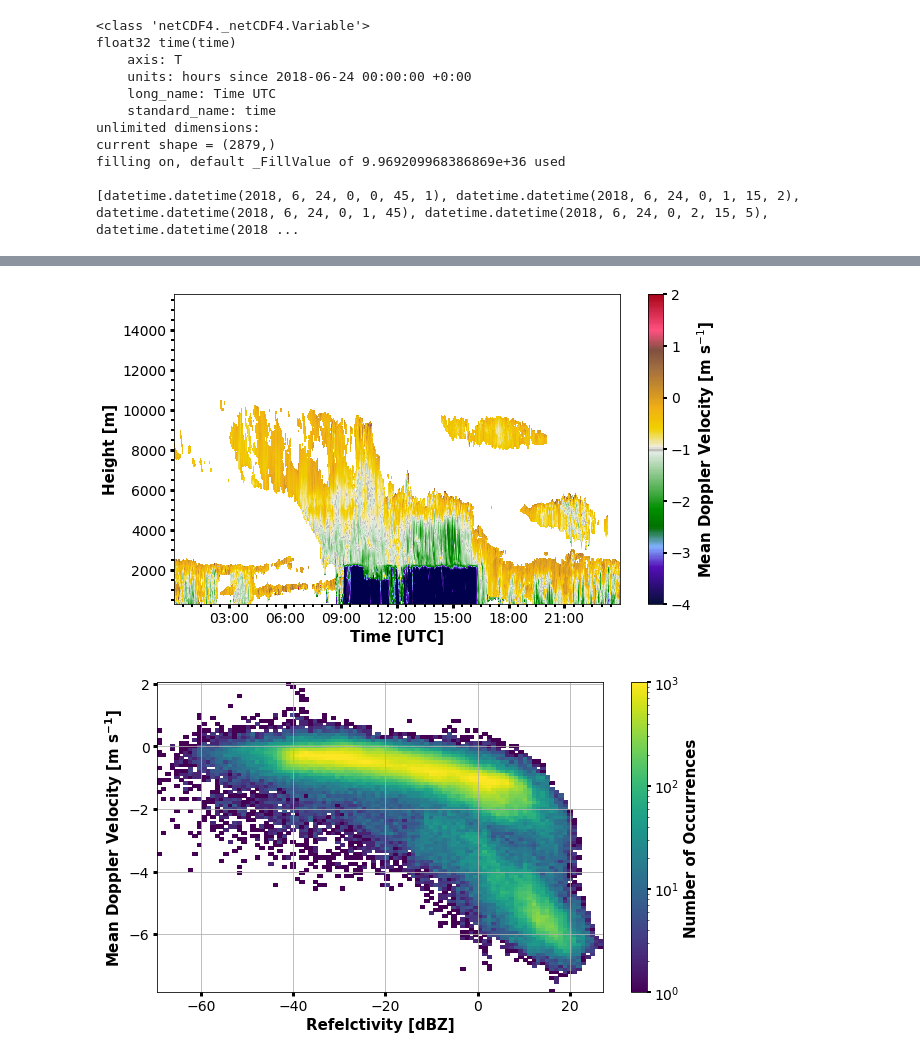
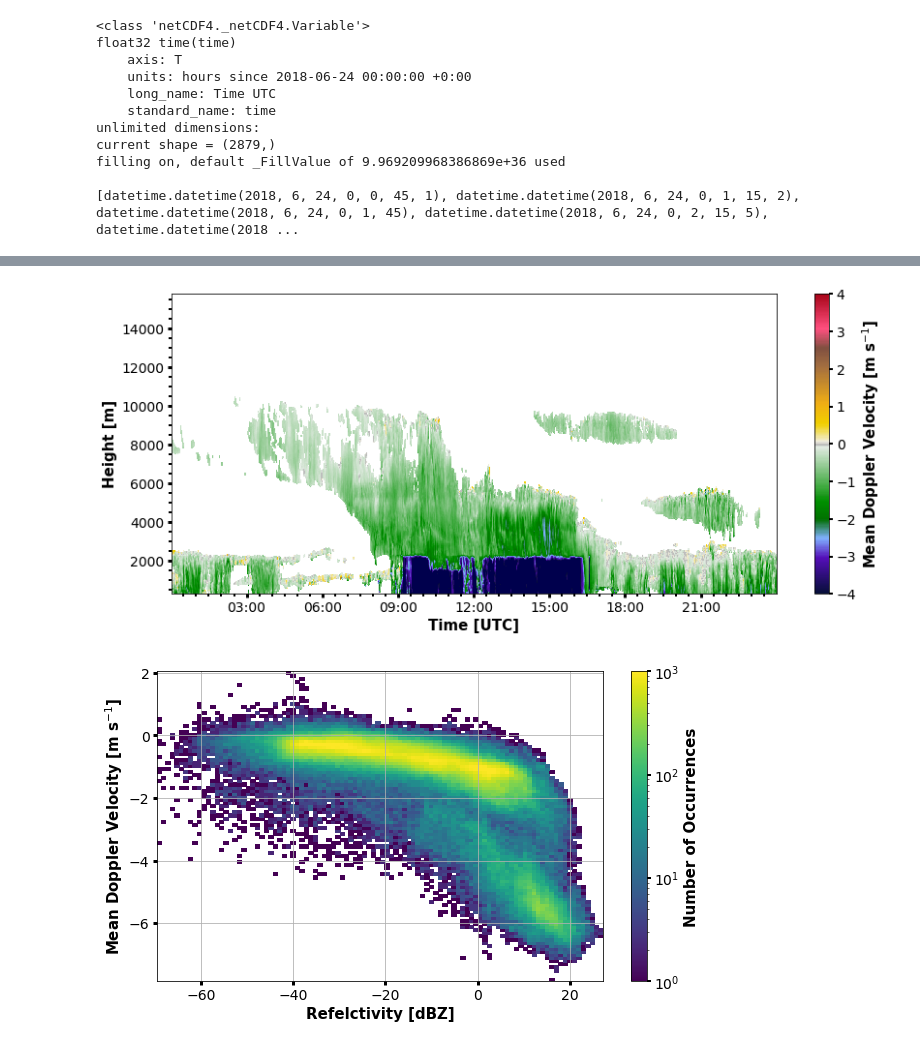
Before and after one commit to remsens-lim/PythonBeginnerCourse, a Jupyter notebook: notebooks_solution/part4_netcdf.ipynb, the cells around one changed output, grey strips where cells are left out. Saved outputs shown, nothing was run; the diff lists cells and outputs as text; code cells hidden in the pictures.

```diff
--- a/notebooks_solution/part4_netcdf.ipynb
+++ b/notebooks_solution/part4_netcdf.ipynb
@@ -54,7 +54,7 @@ filling on, default _FillValue of 9.969209968386869e+36 used
 import matplotlib.pyplot as plt
 import matplotlib
 
-fig, ax = plt.subplots(1, figsize=(9,7))
+fig, ax = plt.subplots(1, figsize=(14,7))
 ax.plot(dt_list, rainrate)
 
 # some more visual candy
@@ -68,7 +68,7 @@ def load_xy_style(ax, xlabel='Time [UTC]', ylabel='Height [m]'):
     Method that alters the apperance of labels on the x and y axis in place.
 
     Note:
-        If xlabel == 'Time [UTC]', the x axis ticks have major
+        If xlabel == 'Time [UTC]', the x axis set to major
         ticks every 3 hours and minor ticks every 30 minutes.
 
     Args:
@@ -81,7 +81,7 @@ def load_xy_style(ax, xlabel='Time [UTC]', ylabel='Height [m]'):
     ax.set_xlabel(xlabel, fontweight='semibold', fontsize=15)
     ax.set_ylabel(ylabel, fontweight='semibold', fontsize=15)
     if xlabel == 'Time [UTC]':
-        ax.xaxis.set_major_formatter(matplotlib.dates.DateFormatter('%H:%M')
+        ax.xaxis.set_major_formatter(matplotlib.dates.DateFormatter('%H:%M'))
         ax.xaxis.set_major_locator(matplotlib.dates.HourLocator(interval=3))
         ax.xaxis.set_minor_locator(matplotlib.dates.MinuteLocator(byminute=[0,30]))
         ax.yaxis.set_minor_locator(matplotlib.ticker.MultipleLocator(500))
@@ -128,23 +122,21 @@ load_z_style(cbar, cbar_label="Refelctivity [dBZ]")
 # %%
 # similar for velocity
 import Colormaps
 
 
 v = f.variables['v']
 v = np.ma.masked_less(v, -99)
 
-fig, ax = plt.subplots(1, figsize=(10, 5.7))
-pcmesh = ax.pcolormesh(dt_list,
-                       height,
-                       np.transpose(v),
-                       cmap=Colormaps.carbonne_map, vmin=-4, vmax=2)
+fig, ax = plt.subplots(1, figsize=(14, 5.7))
+pcmesh = ax.pcolormesh(dt_list, height, np.transpose(v),
+                       cmap=Colormaps.carbonne_map, vmin=-4, vmax=4)
 
 cbar = fig.colorbar(pcmesh)
 
 load_xy_style(ax)
-load_z_style(cbar, cbar_label=r"Mean Doppler Velocity [m s$^{-1}$]")
+load_cbar_style(cbar, cbar_label=r"Mean Doppler Velocity [m s$^{-1}$]")
 # %% [output]
-[figure, old version]
+[figure, new version]
 # %%
 # 2d histogram
 
```
Also changed, not shown: parts of 4 cells of this notebook, 1 other file.
